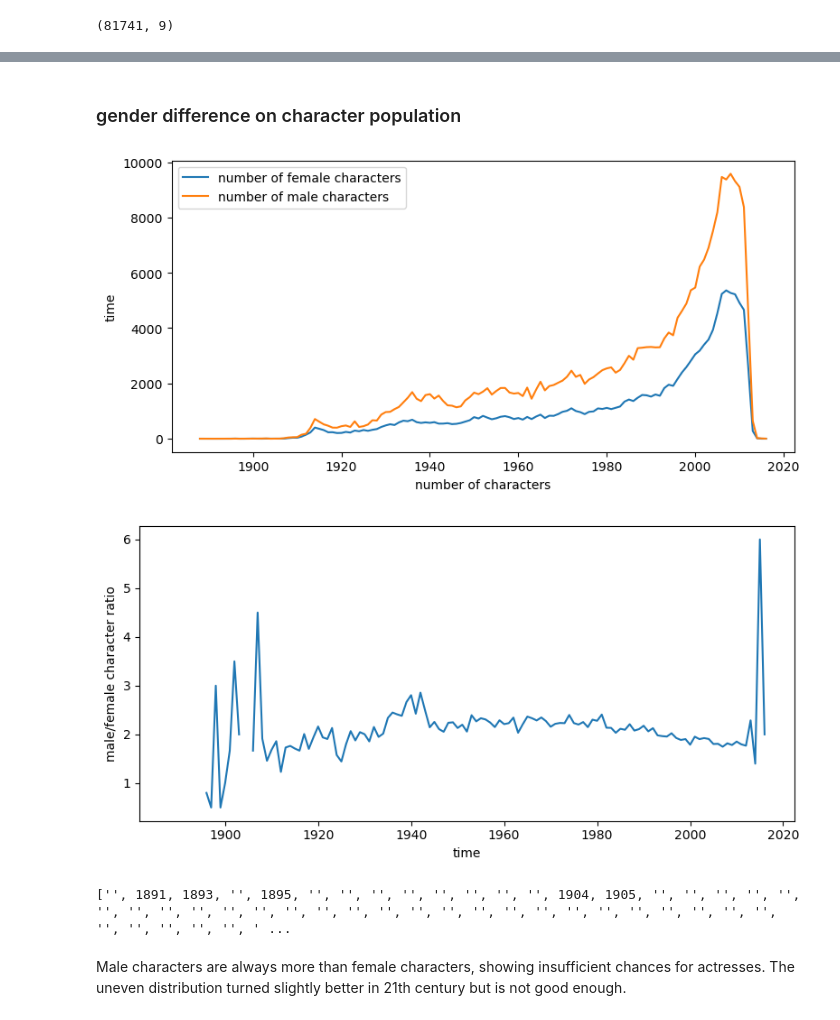
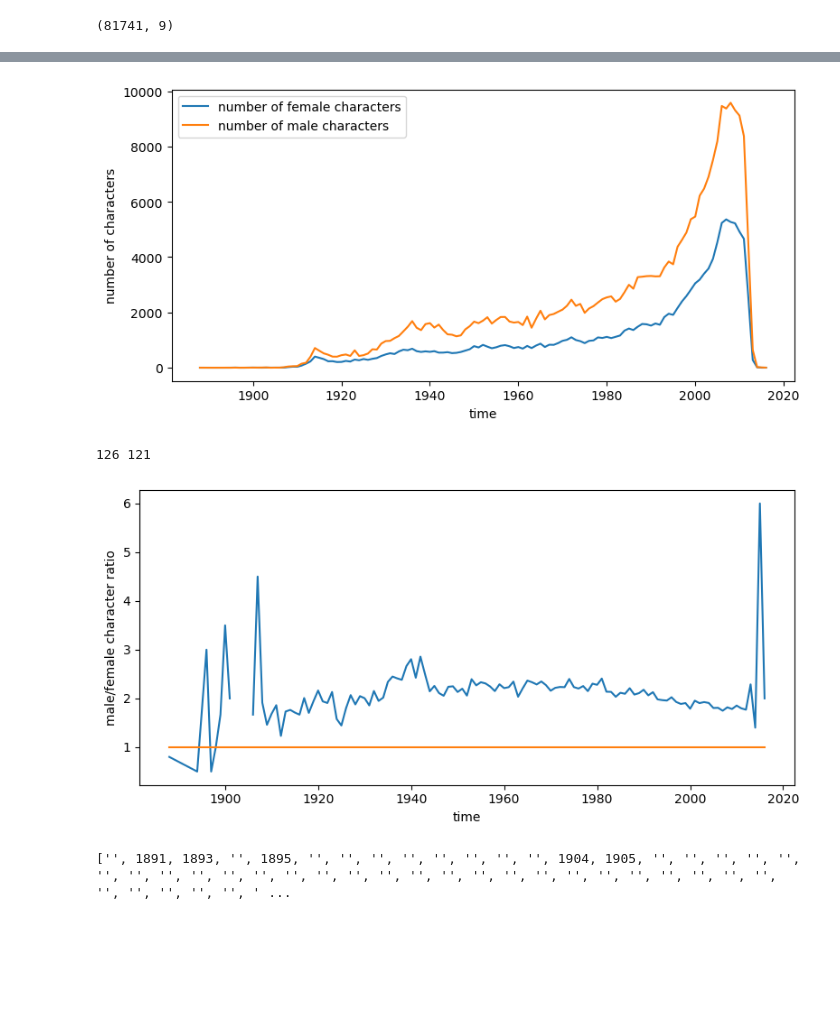
Before and after one commit to epfl-ada/ada-2022-project-alldatapointaccurate, a Jupyter notebook: processing.ipynb, the cells around one changed output, grey strips where cells are left out. Cells and saved outputs as stored; diff of their text form; code cells hidden in the pictures; blank space fills up the shorter version.

```diff
--- a/processing.ipynb
+++ b/processing.ipynb
@@ -140,2 +194,2 @@ characters[characters['movie_year']=='1010']
 # %%
-characters[characters['movie_year']=='1010']['movie_year']='2010'
+characters.loc[characters['movie_year']=='1010','movie_year']='2010'
@@ -161,4 +196,6 @@ characters[characters['movie_year']=='1010']
 # %%
-charaters_with_year = characters[characters['movie_year']!='nan']
-charaters_with_year = charaters_with_year[charaters_with_year['movie_year']!='1010']
-charaters_with_year['movie_year'] = charaters_with_year['movie_year'].apply(lambda x: int(x))
+characters_with_year = characters[characters['movie_year']!='nan']
+
+characters_with_year['movie_year'] = characters_with_year['movie_year'].apply(lambda x: int(x))
+print(characters_with_year.shape)
+characters_with_year.head()
@@ -169,0 +217,8 @@ male = male[male['Actor age at movie release']>=0]
+# %%
+female = characters_with_year[characters_with_year['actor_gender']=='F']
+male = characters_with_year[characters_with_year['actor_gender']=='M']
+
+female_age = female[female['actor_age']>=0][['actor_age','movie_year']]
+male_age = male[male['actor_age']>=0][['actor_age','movie_year']]
+
+female_age.head()
@@ -237,5 +276,8 @@ male_years
-# %% [markdown]
-### gender difference on character population
+# %%
+female_years = pd.DataFrame(columns=['nums'])
+female_years['nums'] = female_year_grouped.size()
+male_years = pd.DataFrame(columns=['nums'])
+male_years['nums'] = male_year_grouped.size()
 # %%
 plt.figure(figsize=(8,4))
 
@@ -244,30 +286,32 @@ ax = sns.lineplot(data = female_years, x = "movie_year", y = "nums", legend = "f
 ax = sns.lineplot(data = male_years, x = "movie_year", y = "nums", legend = "full", label = "number of male characters")
 
 
-plt.xlabel("number of characters")
-plt.ylabel("time")
+plt.xlabel("time")
+plt.ylabel("number of characters")
 plt.tight_layout()
 plt.show()
 # %% [output]
-[figure, old version]
+[figure, new version]
 # %%
 plt.figure(figsize=(8,4))
 
-ratio = male_years['nums'] / female_years['nums']
-plt.plot(male_years.index, ratio)
+ratio = male_years / female_years
+print(len(male_years), len(female_years))
 
+# since female_years is shorter
+length = len(female_years)
+plt.plot(female_years.index, ratio[-length:])
+plt.plot(female_years.index, np.ones(len(female_years)))
 
 plt.xlabel("time")
 plt.ylabel("male/female character ratio")
+
 plt.tight_layout()
 plt.show()
 # %% [output]
+126 121
-[figure, old version]
+[figure, new version]
 # %%
 print([idx if idx not in female_years.index else '' for idx in male_years.index ])
 # %% [output]
 ['', 1891, 1893, '', 1895, '', '', '', '', '', '', '', '', 1904, 1905, '', '', '', '', '', '', '', '', '', '', '', '', '', '', '', '', '', '', '', '', '', '', '', '', '', '', '', '', '', '', '', '', ' ...
-# %% [markdown]
-
-Male characters are always more than female characters, showing insufficient chances for actresses.
-The uneven distribution turned slightly better in 21th century but is not good enough.
```
Also changed, not shown: parts of 46 cells of this notebook.
